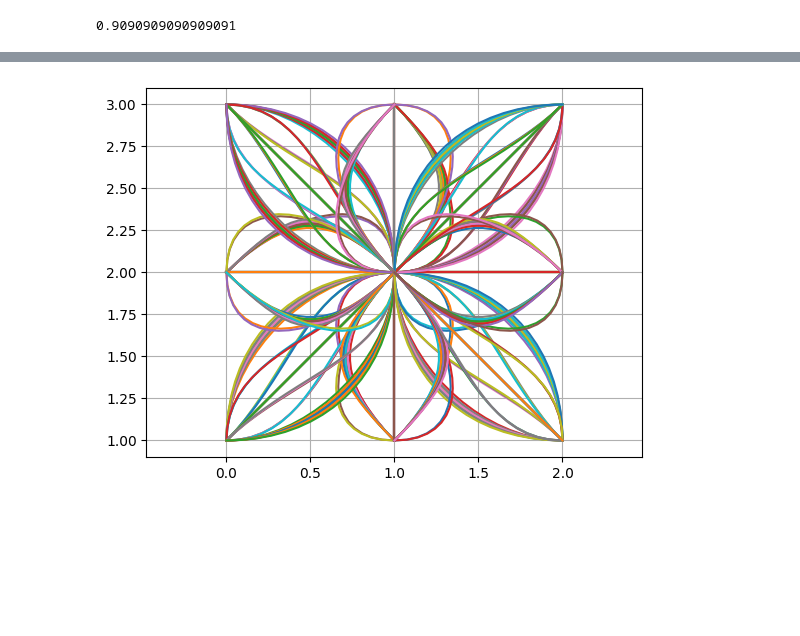
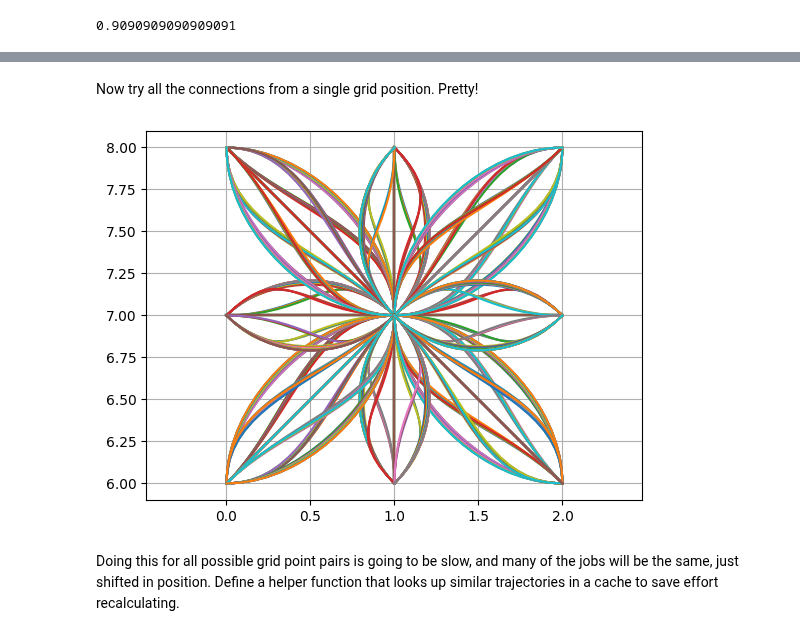
Before and after one commit to arthurrichards77/smply, a Jupyter notebook: grid_states.ipynb, the cells around one changed output, grey strips where cells are left out. Drawn from its saved outputs; the diff is of its cells as text; code cells hidden in the pictures; blank space fills up the shorter version.

```diff
--- a/grid_states.ipynb
+++ b/grid_states.ipynb
@@ -17,6 +21,6 @@ y_range = np.arange(0,10,pos_step)
 # %%
 vmin = 1.0
 vmax = 1.2
-spd_range = np.linspace(vmin,vmax,3)
+spd_range = np.linspace(vmin,vmax,4)
 print(spd_range)
 # %% [output]
@@ -43,4 +58,5 @@ print(num_points)
 # %%
-vel_scale = 0.1
-plt.plot([p[0]+vel_scale*p[2] for p in grid_points],[p[1]+vel_scale*p[3] for p in grid_points],'.')
+grid_points = [p for p in grid_points if (p[0]-4)**2 + (p[1]-3)**2 > 5]
+plt.plot([p[0]+vel_scale*p[2] for p in grid_points],[p[1]+vel_scale*p[3] for p in grid_points],'+',markersize=0.1)
+plt.show()
 # %% [output]
@@ -159,6 +204,6 @@ def travel_time(s1,s2):
 # %%
 s1 = (0.0,0.0,1.0,0.0)
-s2 = (1.0,0.1,1.0,0.0)
+s2 = (1.0,0.1,0.7,0.7)
 t,x,y = travel_time(s1,s2)
 print(t)
 plt.plot(x,y)
@@ -171,13 +217,17 @@ TypeError: fit_cubic() takes 4 positional arguments but 5 were given
+# %% [markdown]
+Now try all the connections from a single grid position.  Pretty!
 # %%
 for (i1,s1) in enumerate(grid_points):
-    if (s1[0],s1[1])!=(1.0,2.0):
+    if (s1[0],s1[1])!=(1.0,7.0):
         continue
     for (i2,s2) in enumerate(grid_points):
         t12,x,y = travel_time(s1,s2)
-        if t12 < 3.0:
+        if t12 < np.inf:
             plt.plot(x,y,'-')
 plt.axis('equal')
 plt.grid('on')
 plt.show()
 # %% [output]
-[figure, old version]
+[figure, new version]
+# %% [markdown]
+Doing this for all possible grid point pairs is going to be slow, and many of the jobs will be the same, just shifted in position.  Define a helper function that looks up similar trajectories in a cache to save effort recalculating.
```
Also changed, not shown: parts of 27 cells of this notebook, 1 other file.
